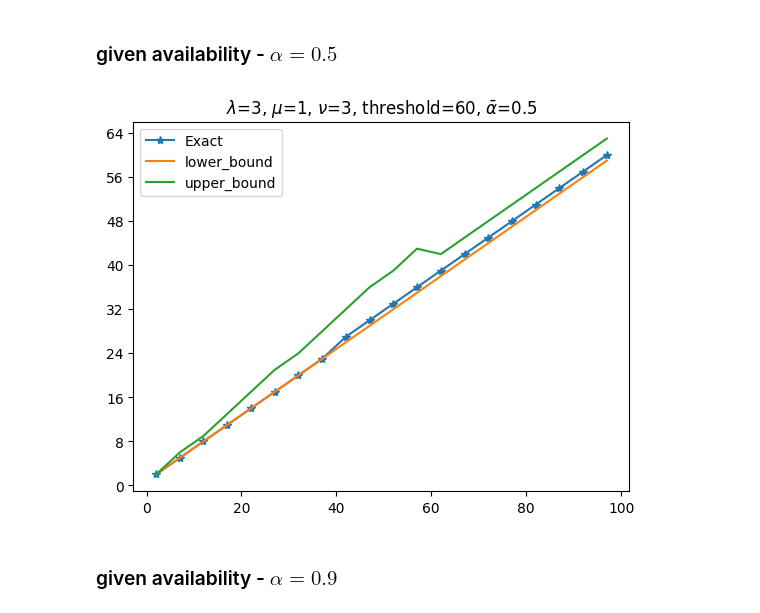
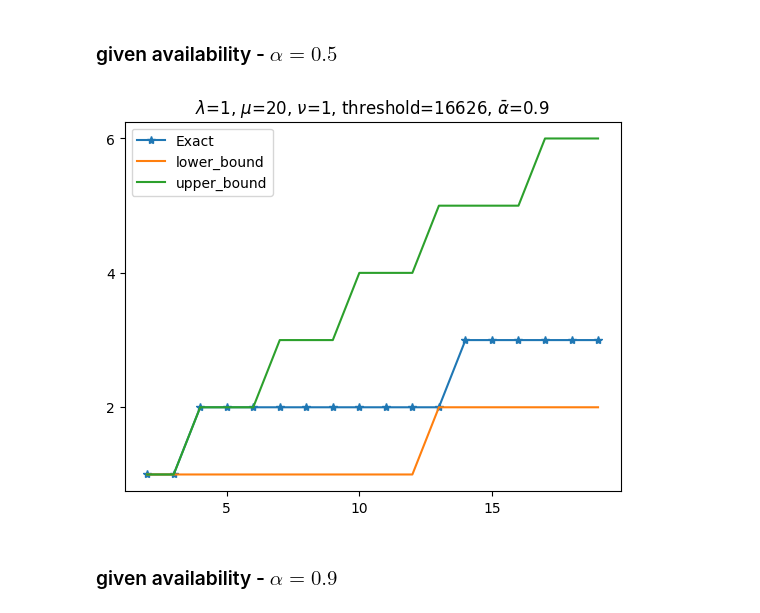
Before and after one commit to Xiaobing-S/Staffing-Finite-Service-Systems---Simulation, a Jupyter notebook: SimulationReport.ipynb, the cells around one changed output. Cells and saved outputs as stored; diff of their text form; code cells hidden in the pictures.

Commit message:
Add perf evaluation for different params

```diff
--- a/SimulationReport.ipynb
+++ b/SimulationReport.ipynb
@@ -57,13 +57,18 @@ PlotAllPerformances(params, all_n, results_min_servers, results_min_servers_lb,
 # %% [markdown]
 ### given availability - $\alpha = 0.5$
 # %%
-params['given_alpha'] = 0.5
+params={}
+params['arrival_rate'] = 1
+params['service_rate'] = 20
+params['retrial_rate'] = 1
 
-all_n = np.arange(2, 100, 5)
+params['given_alpha'] = 0.9
+
+all_n = np.arange(2, 20, 1)
 results_min_servers, results_min_servers_lb, results_min_servers_ub, threshold = ComputeAllMinServers(params, all_n)
-PlotAllPerformances(params, all_n, results_min_servers, results_min_servers_lb, results_min_servers_ub, threshold, 20, 8)
+PlotAllPerformances(params, all_n, results_min_servers, results_min_servers_lb, results_min_servers_ub, threshold, 5, 2)
 # %% [output]
-[figure, old version]
+[figure, new version]
 # %% [markdown]
 ### given availability - $\alpha = 0.9$
 # %%
```
Also changed, not shown: parts of 25 cells of this notebook, 1 other file.
